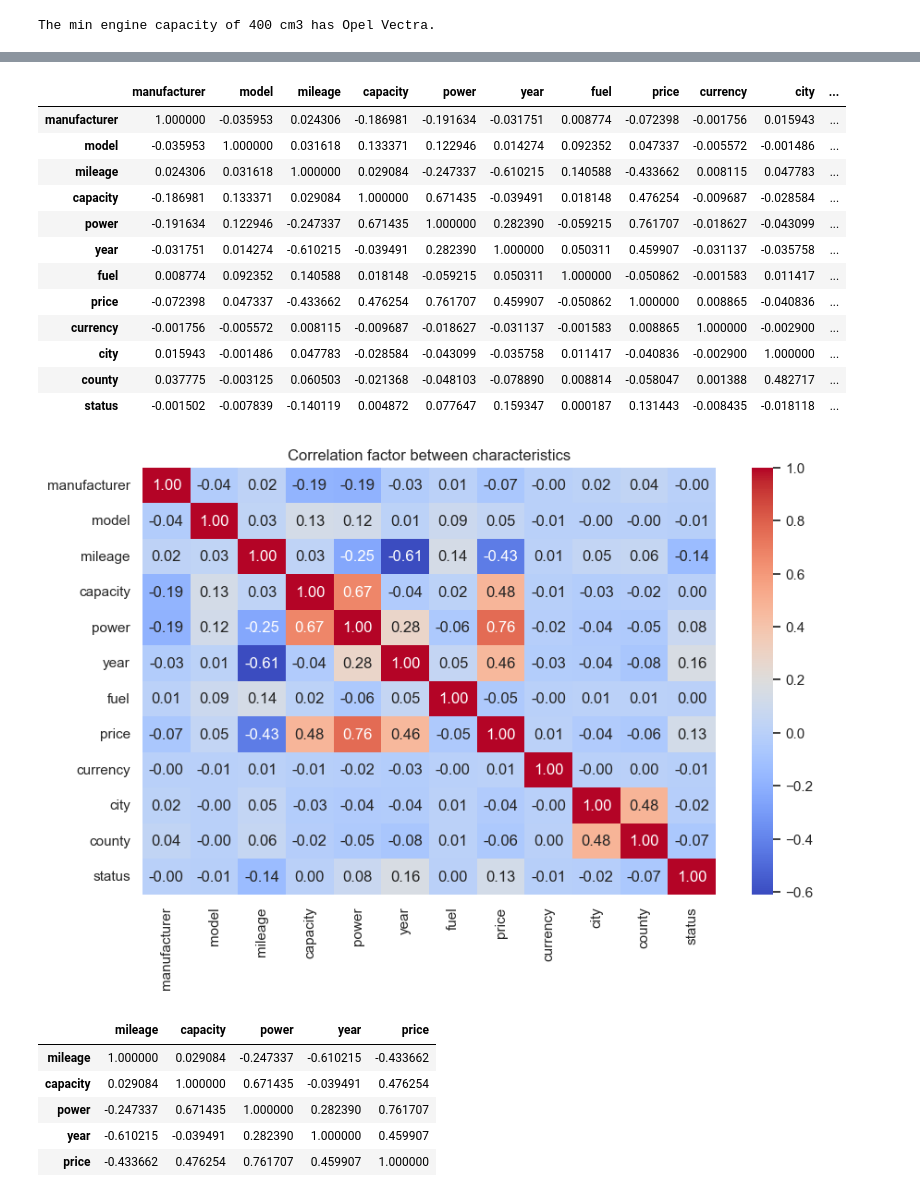
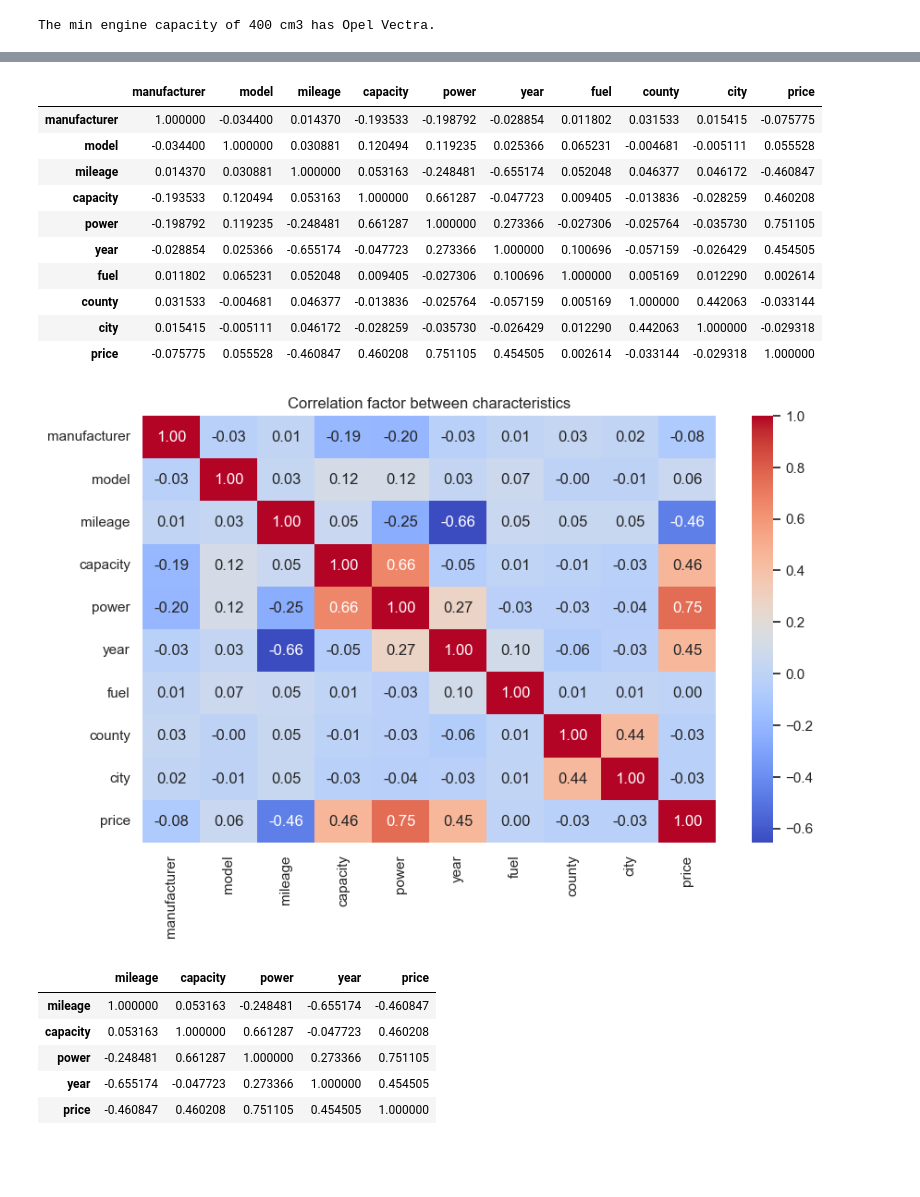
Before and after one commit to romanmurzac/EvaCar, a Jupyter notebook: internal_tools/data_analyzer.ipynb, the cells around one changed output, grey strips where cells are left out. Drawn from its saved outputs; the diff is of its cells as text; code cells hidden in the pictures; blank space fills up the shorter version.

```diff
--- a/internal_tools/data_analyzer.ipynb
+++ b/internal_tools/data_analyzer.ipynb
@@ -192,3 +15,7 @@ df.to_csv("../datasets/ProcessedDataDB-23-12-10.csv")
+# %%
+# Load data and create dataframe
+df = pd.read_csv(f"../datasets/ProcessedDataDB-24-01-10.csv")
+df = df.drop(["Unnamed: 0"], axis=1)
 # %%
 # Define function for display Bar charts
 def plot_barchar_data(dataset, x_data, y_data, char_title, x_label, y_label):
@@ -526,50 +353,48 @@ plot_histogram_data(year_plot, "year", 1, "Number of cars by year", "year", "No.
 # %%
 # 11.1. How the feature influence each other?
 label_encoder = LabelEncoder()
-encoded_columns = ['manufacturer', 'model', 'fuel', 'currency', 'city', 'county', 'status']
+encoded_columns = ['manufacturer', 'model', 'fuel', 'city', 'county']
 for column in encoded_columns:
     df[column] = label_encoder.fit_transform(df[column])
 
 df.corr()
 # %% [output]
-|  | manufacturer | model | mileage | capacity | power | year | fuel | price | currency | city | ... |
-| manufacturer | 1.000000 | -0.035953 | 0.024306 | -0.186981 | -0.191634 | -0.031751 | 0.008774 | -0.072398 | -0.001756 | 0.015943 | ... |
-| model | -0.035953 | 1.000000 | 0.031618 | 0.133371 | 0.122946 | 0.014274 | 0.092352 | 0.047337 | -0.005572 | -0.001486 | ... |
-| mileage | 0.024306 | 0.031618 | 1.000000 | 0.029084 | -0.247337 | -0.610215 | 0.140588 | -0.433662 | 0.008115 | 0.047783 | ... |
-| capacity | -0.186981 | 0.133371 | 0.029084 | 1.000000 | 0.671435 | -0.039491 | 0.018148 | 0.476254 | -0.009687 | -0.028584 | ... |
-| power | -0.191634 | 0.122946 | -0.247337 | 0.671435 | 1.000000 | 0.282390 | -0.059215 | 0.761707 | -0.018627 | -0.043099 | ... |
-| year | -0.031751 | 0.014274 | -0.610215 | -0.039491 | 0.282390 | 1.000000 | 0.050311 | 0.459907 | -0.031137 | -0.035758 | ... |
-| fuel | 0.008774 | 0.092352 | 0.140588 | 0.018148 | -0.059215 | 0.050311 | 1.000000 | -0.050862 | -0.001583 | 0.011417 | ... |
-| price | -0.072398 | 0.047337 | -0.433662 | 0.476254 | 0.761707 | 0.459907 | -0.050862 | 1.000000 | 0.008865 | -0.040836 | ... |
-| currency | -0.001756 | -0.005572 | 0.008115 | -0.009687 | -0.018627 | -0.031137 | -0.001583 | 0.008865 | 1.000000 | -0.002900 | ... |
-| city | 0.015943 | -0.001486 | 0.047783 | -0.028584 | -0.043099 | -0.035758 | 0.011417 | -0.040836 | -0.002900 | 1.000000 | ... |
-| county | 0.037775 | -0.003125 | 0.060503 | -0.021368 | -0.048103 | -0.078890 | 0.008814 | -0.058047 | 0.001388 | 0.482717 | ... |
-| status | -0.001502 | -0.007839 | -0.140119 | 0.004872 | 0.077647 | 0.159347 | 0.000187 | 0.131443 | -0.008435 | -0.018118 | ... |
+|  | manufacturer | model | mileage | capacity | power | year | fuel | county | city | price |
+| manufacturer | 1.000000 | -0.034400 | 0.014370 | -0.193533 | -0.198792 | -0.028854 | 0.011802 | 0.031533 | 0.015415 | -0.075775 |
+| model | -0.034400 | 1.000000 | 0.030881 | 0.120494 | 0.119235 | 0.025366 | 0.065231 | -0.004681 | -0.005111 | 0.055528 |
+| mileage | 0.014370 | 0.030881 | 1.000000 | 0.053163 | -0.248481 | -0.655174 | 0.052048 | 0.046377 | 0.046172 | -0.460847 |
+| capacity | -0.193533 | 0.120494 | 0.053163 | 1.000000 | 0.661287 | -0.047723 | 0.009405 | -0.013836 | -0.028259 | 0.460208 |
+| power | -0.198792 | 0.119235 | -0.248481 | 0.661287 | 1.000000 | 0.273366 | -0.027306 | -0.025764 | -0.035730 | 0.751105 |
+| year | -0.028854 | 0.025366 | -0.655174 | -0.047723 | 0.273366 | 1.000000 | 0.100696 | -0.057159 | -0.026429 | 0.454505 |
+| fuel | 0.011802 | 0.065231 | 0.052048 | 0.009405 | -0.027306 | 0.100696 | 1.000000 | 0.005169 | 0.012290 | 0.002614 |
+| county | 0.031533 | -0.004681 | 0.046377 | -0.013836 | -0.025764 | -0.057159 | 0.005169 | 1.000000 | 0.442063 | -0.033144 |
+| city | 0.015415 | -0.005111 | 0.046172 | -0.028259 | -0.035730 | -0.026429 | 0.012290 | 0.442063 | 1.000000 | -0.029318 |
+| price | -0.075775 | 0.055528 | -0.460847 | 0.460208 | 0.751105 | 0.454505 | 0.002614 | -0.033144 | -0.029318 | 1.000000 |
 # %%
 # 11.1.1. Plot Heatmap of the features
 label_encoder = LabelEncoder()
-encoded_columns = ['manufacturer', 'model', 'fuel', 'currency', 'city', 'county', 'status']
+encoded_columns = ['manufacturer', 'model', 'fuel', 'city', 'county']
 for column in encoded_columns:
     df[column] = label_encoder.fit_transform(df[column])
 
 # Creating a heatmap
 plt.figure(figsize=(10, 6))
 sns.set(style="whitegrid")
 sns.heatmap(df.corr(), annot=True, cmap='coolwarm', fmt='.2f')
 plt.title("Correlation factor between characteristics")
 plt.show()
 # %% [output]
-[figure, old version]
+[figure, new version]
 # %%
 # 11.2. How the feature influence each other?
-important_columns = df.drop(['manufacturer', 'model', 'status', 'city', 'county', 'currency', 'fuel'], axis=1).corr()
+important_columns = df.drop(['manufacturer', 'model', 'city', 'county', 'fuel'], axis=1).corr()
 important_columns
 # %% [output]
 |  | mileage | capacity | power | year | price |
-| mileage | 1.000000 | 0.029084 | -0.247337 | -0.610215 | -0.433662 |
-| capacity | 0.029084 | 1.000000 | 0.671435 | -0.039491 | 0.476254 |
-| power | -0.247337 | 0.671435 | 1.000000 | 0.282390 | 0.761707 |
-| year | -0.610215 | -0.039491 | 0.282390 | 1.000000 | 0.459907 |
-| price | -0.433662 | 0.476254 | 0.761707 | 0.459907 | 1.000000 |
+| mileage | 1.000000 | 0.053163 | -0.248481 | -0.655174 | -0.460847 |
+| capacity | 0.053163 | 1.000000 | 0.661287 | -0.047723 | 0.460208 |
+| power | -0.248481 | 0.661287 | 1.000000 | 0.273366 | 0.751105 |
+| year | -0.655174 | -0.047723 | 0.273366 | 1.000000 | 0.454505 |
+| price | -0.460847 | 0.460208 | 0.751105 | 0.454505 | 1.000000 |
 # %%
 # 11.2.1. Plot Heatmap of the features
```
Also changed, not shown: parts of 60 cells of this notebook, 14 other files.
